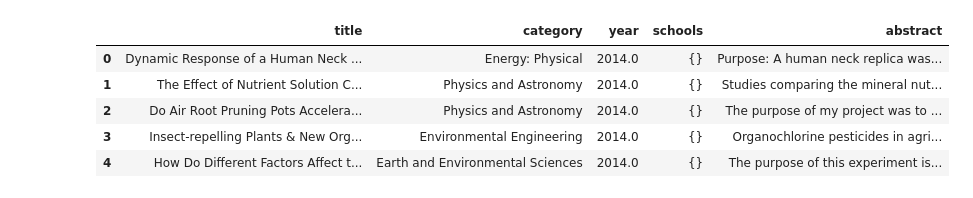
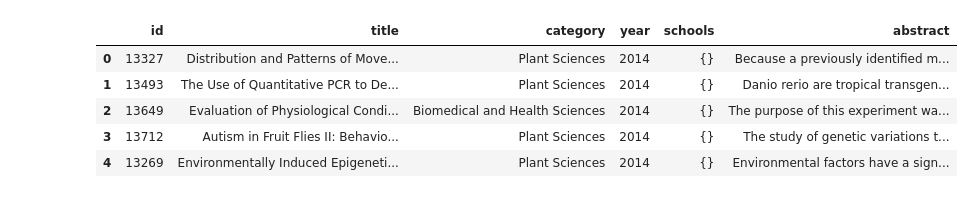
Before and after one commit to wkaisertexas/all-isef-projects, a Jupyter notebook: get-isef-database.ipynb, the cells around one changed output. Drawn from its saved outputs; the diff is of its cells as text; code cells hidden in the pictures.

Commit message:
new database who dis

```diff
--- a/get-isef-database.ipynb
+++ b/get-isef-database.ipynb
@@ -43,56 +89,87 @@ awards['Awards Won'] = awards['Awards Won'].apply(split_awards)
 # %%
 # Gets the abstract and additional project information from each page
-s = requests.session()
+MAX_WORKERS = min(32, max(4, (os.cpu_count() or 1) * 5))
+_thread_local = threading.local()
+
+
+def get_session():
+    if not hasattr(_thread_local, "session"):
+        session = requests.Session()
+        adapter = requests.adapters.HTTPAdapter(
+            pool_connections=MAX_WORKERS,
+            pool_maxsize=MAX_WORKERS,
+            max_retries=1,
+        )
+        session.mount("http://", adapter)
+        session.mount("https://", adapter)
+        _thread_local.session = session
+    return _thread_local.session
+
 
 def get_paper_data(id):
     try:
-        root = "https://abstracts.societyforscience.org/Home/FullAbstract?"
-        response = s.get(root + id)
+        session = get_session()
+        root = "https://abstracts.societyforscience.org/Home/FullAbstract?projectId="
+        response = session.get(root + str(id), timeout=60)
+        response.raise_for_status()
 
-        soup = BeautifulSoup(response.content, 'html.parser')
+        soup = BeautifulSoup(response.content, "html.parser")
 
         # Gets the div whose class is row
-        col = soup.find('div', attrs={'class': 'col-sm-12'})
+        col = soup.find("div", attrs={"class": "col-sm-12"})
         elements = col.findChildren()
 
         title = elements[0].text
 
         category = elements[4].text.split("Category:")[1]
 
         year = int(elements[7].text.split("Year:")[1])
 
         finalists = elements[10].text.replace("  ", "").replace("\n", "")
         schools = [x.split(")")[0] for x in finalists.split("(School: ")[1:]]
-        schools = set(schools) # Removes duplicates
+        schools = set(schools)  # Removes duplicates
 
         abstract = elements[14].text.replace("Abstract:", "")
 
-        return pd.Series({
-            'title': title,
-            'category': category,
-            'year': year,
-            'schools': schools,
-            'abstract': abstract
-        })
-    except:
-        return pd.Series({
-            'title': None,
-            'category': None,
-            'year': None,
-            'schools': None,
-            'abstract': None
-        })
+        return {
+            "id": id,
+            "title": title,
+            "category": category,
+            "year": year,
+            "schools": schools,
+            "abstract": abstract,
+        }
+    except Exception as e:
+        return {
+            "id": id,
+            "title": None,
+            "category": None,
+            "year": None,
+            "schools": None,
+            "abstract": None,
+            "error": e,
+        }
 
-database = ids.progress_apply(get_paper_data)
 
-database.dropna(subset=['title'], inplace=True)
+with ThreadPoolExecutor(max_workers=MAX_WORKERS) as executor:
+    records = list(
+        tqdm(
+            executor.map(get_paper_data, ids.tolist()),
+            total=len(ids),
+            desc="Fetching abstracts",
+        )
+    )
+
+database = pd.DataFrame(records)
+
+database.dropna(subset=["title"], inplace=True)
 database.head()
 # %% [output]
-|  | title | category | year | schools | abstract |
-| 0 | Dynamic Response of a Human Neck ... | Energy: Physical | 2014.0 | {} | Purpose: A human neck replica was... |
-| 1 | The Effect of Nutrient Solution C... | Physics and Astronomy | 2014.0 | {} | Studies comparing the mineral nut... |
-| 2 | Do Air Root Pruning Pots Accelera... | Physics and Astronomy | 2014.0 | {} | The purpose of my project was to ... |
-| 3 | Insect-repelling Plants & New Org... | Environmental Engineering | 2014.0 | {} | Organochlorine pesticides in agri... |
-| 4 | How Do Different Factors Affect t... | Earth and Environmental Sciences | 2014.0 | {} | The purpose of this experiment is... |
+|  | id | title | category | year | schools | abstract |
+| 0 | 13327 | Distribution and Patterns of Move... | Plant Sciences | 2014 | {} | Because a previously identified m... |
+| 1 | 13493 | The Use of Quantitative PCR to De... | Plant Sciences | 2014 | {} | Danio rerio are tropical transgen... |
+| 2 | 13649 | Evaluation of Physiological Condi... | Biomedical and Health Sciences | 2014 | {} | The purpose of this experiment wa... |
+| 3 | 13712 | Autism in Fruit Flies II: Behavio... | Plant Sciences | 2014 | {} | The study of genetic variations t... |
+| 4 | 13269 | Environmentally Induced Epigeneti... | Plant Sciences | 2014 | {} | Environmental factors have a sign... |
 # %%
 print(f"Length Before:{len(database.index):10d}")
```
Also changed, not shown: parts of 7 cells of this notebook, 6 other files.
